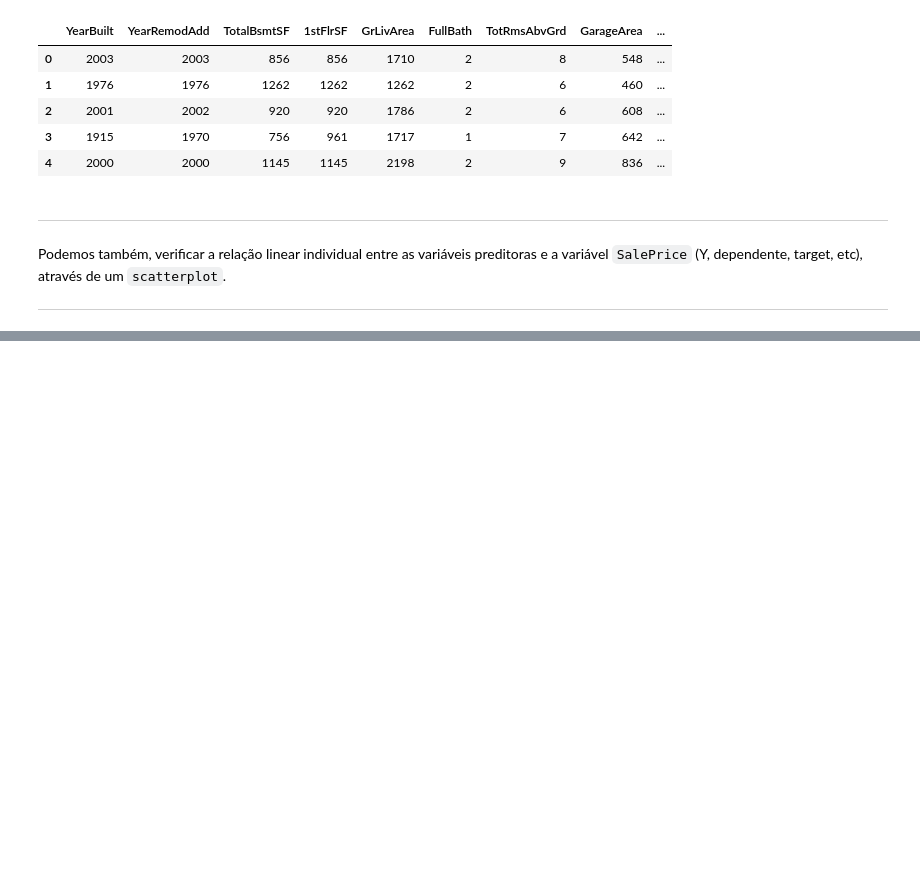
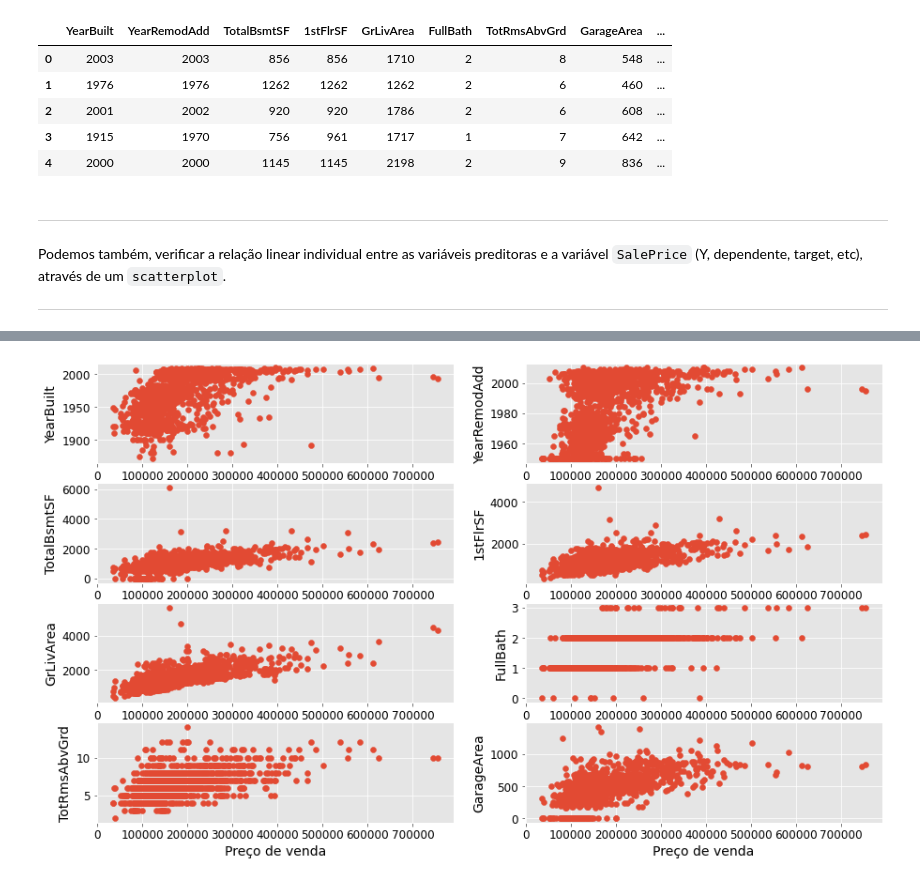
Before and after one commit to barbosarafael/Projetos, a Jupyter notebook: House Prices - Advanced Regression Techniques/notebook_house_prices.ipynb, the cells around one changed output, grey strips where cells are left out. Saved outputs shown, nothing was run; the diff lists cells and outputs as text; code cells hidden in the pictures; blank space fills up the shorter version.

```diff
--- a/House Prices - Advanced Regression Techniques/notebook_house_prices.ipynb
+++ b/House Prices - Advanced Regression Techniques/notebook_house_prices.ipynb
@@ -397,0 +353,79 @@ plt.show()
+# %%
+plt.figure(figsize = [15, 9])
+
+plt.subplot(4, 2, 1)
+
+plt.scatter(treino["SalePrice"], treino["YearBuilt"])
+plt.xlabel("Preço de venda", fontsize = 14, color = "black")
+plt.ylabel("YearBuilt", fontsize = 14, color = "black")
+plt.tick_params(axis = "x", labelsize = 12, labelcolor = "black")
+plt.tick_params(axis = "y", labelsize = 12, labelcolor = "black")
+
+plt.subplot(4, 2, 2)
+
+
+plt.scatter(treino["SalePrice"], treino["YearRemodAdd"])
+plt.xlabel("Preço de venda", fontsize = 14, color = "black")
+plt.ylabel("YearRemodAdd", fontsize = 14, color = "black")
+plt.tick_params(axis = "x", labelsize = 12, labelcolor = "black")
+plt.tick_params(axis = "y", labelsize = 12, labelcolor = "black")
+
+
+plt.subplot(4, 2, 3)
+
+
+plt.scatter(treino["SalePrice"], treino["TotalBsmtSF"])
+plt.xlabel("Preço de venda", fontsize = 14, color = "black")
+plt.ylabel("TotalBsmtSF", fontsize = 14, color = "black")
+plt.tick_params(axis = "x", labelsize = 12, labelcolor = "black")
+plt.tick_params(axis = "y", labelsize = 12, labelcolor = "black")
+
+
+plt.subplot(4, 2, 4)
+
+plt.scatter(treino["SalePrice"], treino["1stFlrSF"])
+plt.xlabel("Preço de venda", fontsize = 14, color = "black")
+plt.ylabel("1stFlrSF", fontsize = 14, color = "black")
+plt.tick_params(axis = "x", labelsize = 12, labelcolor = "black")
+plt.tick_params(axis = "y", labelsize = 12, labelcolor = "black")
+
+
+plt.subplot(4, 2, 5)
+
+plt.scatter(treino["SalePrice"], treino["GrLivArea"])
+plt.xlabel("Preço de venda", fontsize = 14, color = "black")
+plt.ylabel("GrLivArea", fontsize = 14, color = "black")
+plt.tick_params(axis = "x", labelsize = 12, labelcolor = "black")
+plt.tick_params(axis = "y", labelsize = 12, labelcolor = "black")
+
+
+plt.subplot(4, 2, 6)
+
+plt.scatter(treino["SalePrice"], treino["FullBath"])
+plt.xlabel("Preço de venda", fontsize = 14, color = "black")
+plt.ylabel("FullBath", fontsize = 14, color = "black")
+plt.tick_params(axis = "x", labelsize = 12, labelcolor = "black")
+plt.tick_params(axis = "y", labelsize = 12, labelcolor = "black")
+
+
+plt.subplot(4, 2, 7)
+
+plt.scatter(treino["SalePrice"], treino["TotRmsAbvGrd"])
+plt.xlabel("Preço de venda", fontsize = 14, color = "black")
+plt.ylabel("TotRmsAbvGrd", fontsize = 14, color = "black")
+plt.tick_params(axis = "x", labelsize = 12, labelcolor = "black")
+plt.tick_params(axis = "y", labelsize = 12, labelcolor = "black")
+
+
+plt.subplot(4, 2, 8)
+
+plt.scatter(treino["SalePrice"], treino["GarageArea"])
+plt.xlabel("Preço de venda", fontsize = 14, color = "black")
+plt.ylabel("GarageArea", fontsize = 14, color = "black")
+plt.tick_params(axis = "x", labelsize = 12, labelcolor = "black")
+plt.tick_params(axis = "y", labelsize = 12, labelcolor = "black")
+
+
+plt.show()
+# %% [output]
+[figure, added]
```
Also changed, not shown: parts of 17 cells of this notebook.
